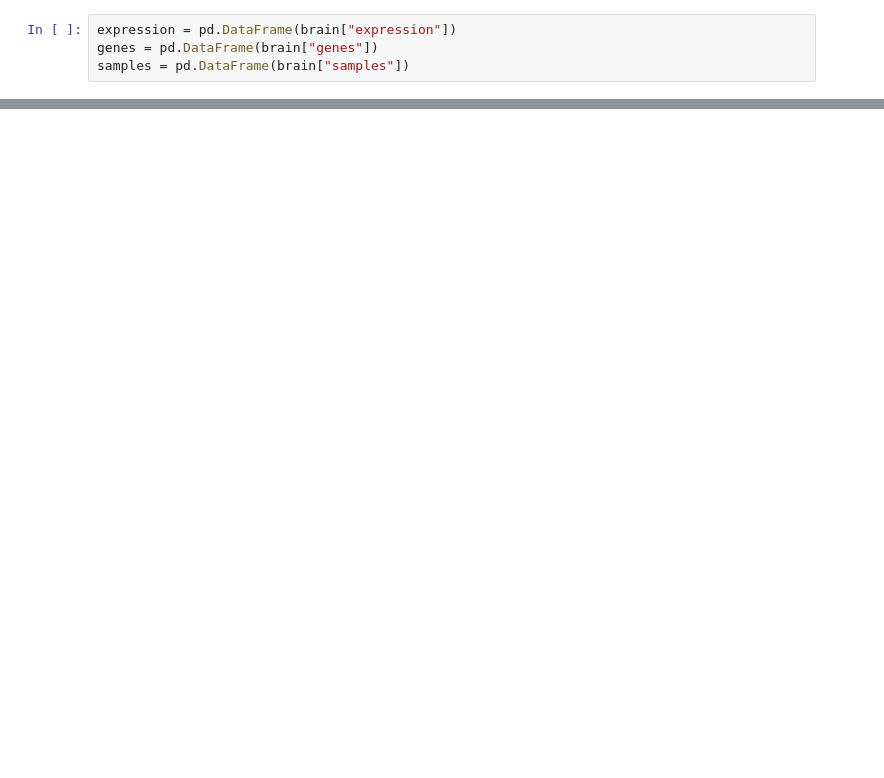
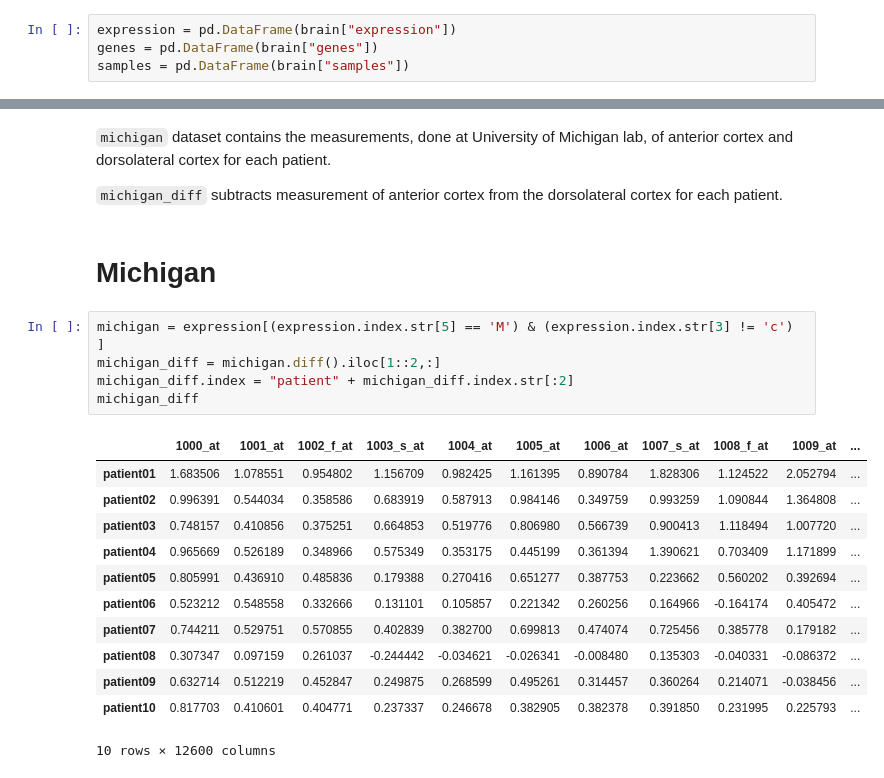
Before and after one commit to unique-subedi/604-gene-expression, a Jupyter notebook: Ahn_gene_expression_master.ipynb, the cells around one changed output, grey strips where cells are left out. Cells and saved outputs as stored; diff of their text form; blank space fills up the shorter version.

```diff
--- a/Ahn_gene_expression_master.ipynb
+++ b/Ahn_gene_expression_master.ipynb
@@ -43,0 +51,24 @@ genes.head()
+# %% [markdown]
+`michigan` dataset contains the measurements, done at University of Michigan lab, of anterior cortex and dorsolateral cortex for each patient.
+
+`michigan_diff` subtracts measurement of anterior cortex from the dorsolateral cortex for each patient.
+# %% [markdown]
+# Michigan
+# %%
+michigan = expression[(expression.index.str[5] == 'M') & (expression.index.str[3] != 'c') ]
+michigan_diff = michigan.diff().iloc[1::2,:]
+michigan_diff.index = "patient" + michigan_diff.index.str[:2]
+michigan_diff
+# %% [output]
+|  | 1000_at | 1001_at | 1002_f_at | 1003_s_at | 1004_at | 1005_at | 1006_at | 1007_s_at | 1008_f_at | 1009_at | ... |
+| patient01 | 1.683506 | 1.078551 | 0.954802 | 1.156709 | 0.982425 | 1.161395 | 0.890784 | 1.828306 | 1.124522 | 2.052794 | ... |
+| patient02 | 0.996391 | 0.544034 | 0.358586 | 0.683919 | 0.587913 | 0.984146 | 0.349759 | 0.993259 | 1.090844 | 1.364808 | ... |
+| patient03 | 0.748157 | 0.410856 | 0.375251 | 0.664853 | 0.519776 | 0.806980 | 0.566739 | 0.900413 | 1.118494 | 1.007720 | ... |
+| patient04 | 0.965669 | 0.526189 | 0.348966 | 0.575349 | 0.353175 | 0.445199 | 0.361394 | 1.390621 | 0.703409 | 1.171899 | ... |
+| patient05 | 0.805991 | 0.436910 | 0.485836 | 0.179388 | 0.270416 | 0.651277 | 0.387753 | 0.223662 | 0.560202 | 0.392694 | ... |
+| patient06 | 0.523212 | 0.548558 | 0.332666 | 0.131101 | 0.105857 | 0.221342 | 0.260256 | 0.164966 | -0.164174 | 0.405472 | ... |
+| patient07 | 0.744211 | 0.529751 | 0.570855 | 0.402839 | 0.382700 | 0.699813 | 0.474074 | 0.725456 | 0.385778 | 0.179182 | ... |
+| patient08 | 0.307347 | 0.097159 | 0.261037 | -0.244442 | -0.034621 | -0.026341 | -0.008480 | 0.135303 | -0.040331 | -0.086372 | ... |
+| patient09 | 0.632714 | 0.512219 | 0.452847 | 0.249875 | 0.268599 | 0.495261 | 0.314457 | 0.360264 | 0.214071 | -0.038456 | ... |
+| patient10 | 0.817703 | 0.410601 | 0.404771 | 0.237337 | 0.246678 | 0.382905 | 0.382378 | 0.391850 | 0.231995 | 0.225793 | ... |
+10 rows × 12600 columns
```
Also changed, not shown: parts of 10 cells of this notebook.
